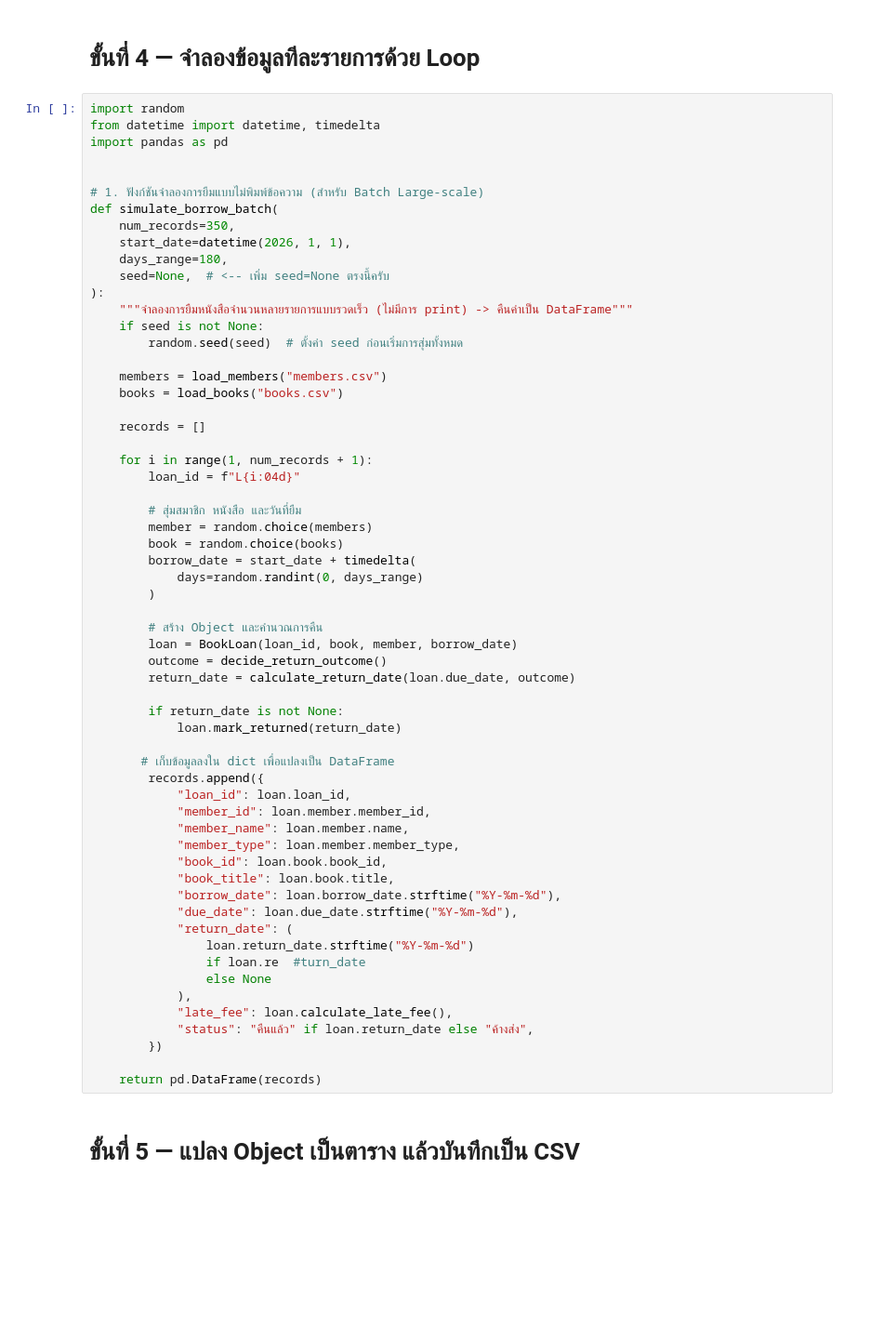
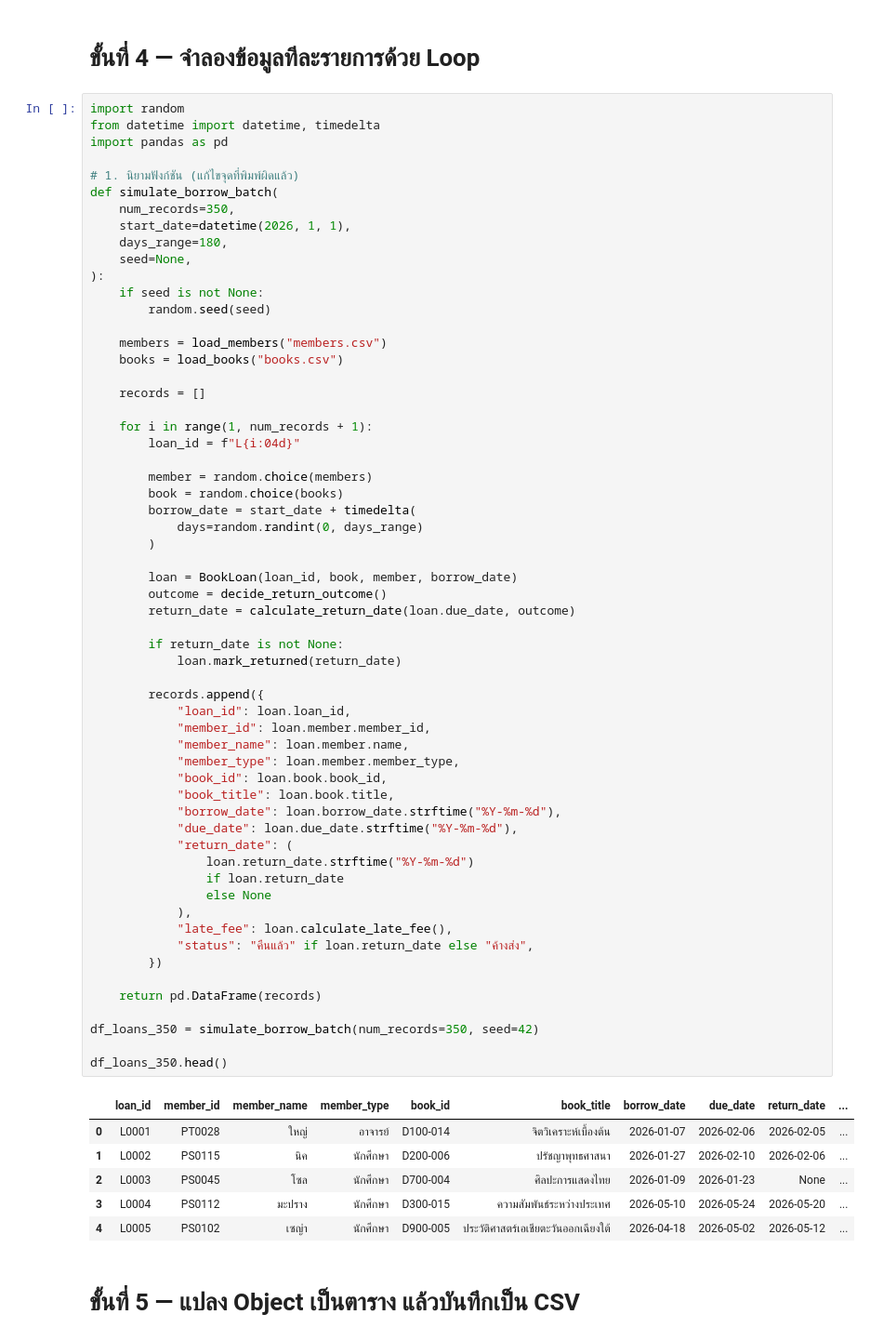
Before and after one commit to panaddatappoomee/food-selection-data-science, a Jupyter notebook: project.ipynb, the cells around one changed output. Shown at 93% size. Cells and saved outputs as stored; diff of their text form; blank space fills up the shorter version.

```diff
--- a/project.ipynb
+++ b/project.ipynb
@@ -438,17 +438,15 @@ import random
 from datetime import datetime, timedelta
 import pandas as pd
 
-
-# 1. ฟังก์ชันจำลองการยืมแบบไม่พิมพ์ข้อความ (สำหรับ Batch Large-scale)
+# 1. นิยามฟังก์ชัน (แก้ไขจุดที่พิมพ์ผิดแล้ว)
 def simulate_borrow_batch(
     num_records=350,
     start_date=datetime(2026, 1, 1),
     days_range=180,
-    seed=None,  # <-- เพิ่ม seed=None ตรงนี้ครับ
+    seed=None,
 ):
-    """จำลองการยืมหนังสือจำนวนหลายรายการแบบรวดเร็ว (ไม่มีการ print) -> คืนค่าเป็น DataFrame"""
     if seed is not None:
-        random.seed(seed)  # ตั้งค่า seed ก่อนเริ่มการสุ่มทั้งหมด
+        random.seed(seed)
 
     members = load_members("members.csv")
     books = load_books("books.csv")
@@ -458,41 +456,49 @@ def simulate_borrow_batch(
     for i in range(1, num_records + 1):
         loan_id = f"L{i:04d}"
 
-        # สุ่มสมาชิก หนังสือ และวันที่ยืม
         member = random.choice(members)
         book = random.choice(books)
         borrow_date = start_date + timedelta(
             days=random.randint(0, days_range)
         )
 
-        # สร้าง Object และคำนวณการคืน
         loan = BookLoan(loan_id, book, member, borrow_date)
         outcome = decide_return_outcome()
         return_date = calculate_return_date(loan.due_date, outcome)
 
         if return_date is not None:
             loan.mark_returned(return_date)
 
-       # เก็บข้อมูลลงใน dict เพื่อแปลงเป็น DataFrame
         records.append({
             "loan_id": loan.loan_id,
             "member_id": loan.member.member_id,
             "member_name": loan.member.name,
             "member_type": loan.member.member_type,
             "book_id": loan.book.book_id,
             "book_title": loan.book.title,
             "borrow_date": loan.borrow_date.strftime("%Y-%m-%d"),
             "due_date": loan.due_date.strftime("%Y-%m-%d"),
             "return_date": (
                 loan.return_date.strftime("%Y-%m-%d")
-                if loan.re  #turn_date
+                if loan.return_date
                 else None
             ),
             "late_fee": loan.calculate_late_fee(),
             "status": "คืนแล้ว" if loan.return_date else "ค้างส่ง",
         })
 
     return pd.DataFrame(records)
+
+df_loans_350 = simulate_borrow_batch(num_records=350, seed=42)
+
+df_loans_350.head()
+# %% [output]
+|  | loan_id | member_id | member_name | member_type | book_id | book_title | borrow_date | due_date | return_date | ... |
+| 0 | L0001 | PT0028 | ใหญ่ | อาจารย์ | D100-014 | จิตวิเคราะห์เบื้องต้น | 2026-01-07 | 2026-02-06 | 2026-02-05 | ... |
+| 1 | L0002 | PS0115 | นิค | นักศึกษา | D200-006 | ปรัชญาพุทธศาสนา | 2026-01-27 | 2026-02-10 | 2026-02-06 | ... |
+| 2 | L0003 | PS0045 | โซล | นักศึกษา | D700-004 | ศิลปะการแสดงไทย | 2026-01-09 | 2026-01-23 | None | ... |
+| 3 | L0004 | PS0112 | มะปราง | นักศึกษา | D300-015 | ความสัมพันธ์ระหว่างประเทศ | 2026-05-10 | 2026-05-24 | 2026-05-20 | ... |
+| 4 | L0005 | PS0102 | เซญ่า | นักศึกษา | D900-005 | ประวัติศาสตร์เอเชียตะวันออกเฉียงใต้ | 2026-04-18 | 2026-05-02 | 2026-05-12 | ... |
 # %% [markdown]
 # ขั้นที่ 5 — แปลง Object เป็นตาราง แล้วบันทึกเป็น CSV
 # %%
```
Also changed, not shown: parts of 25 cells of this notebook.
